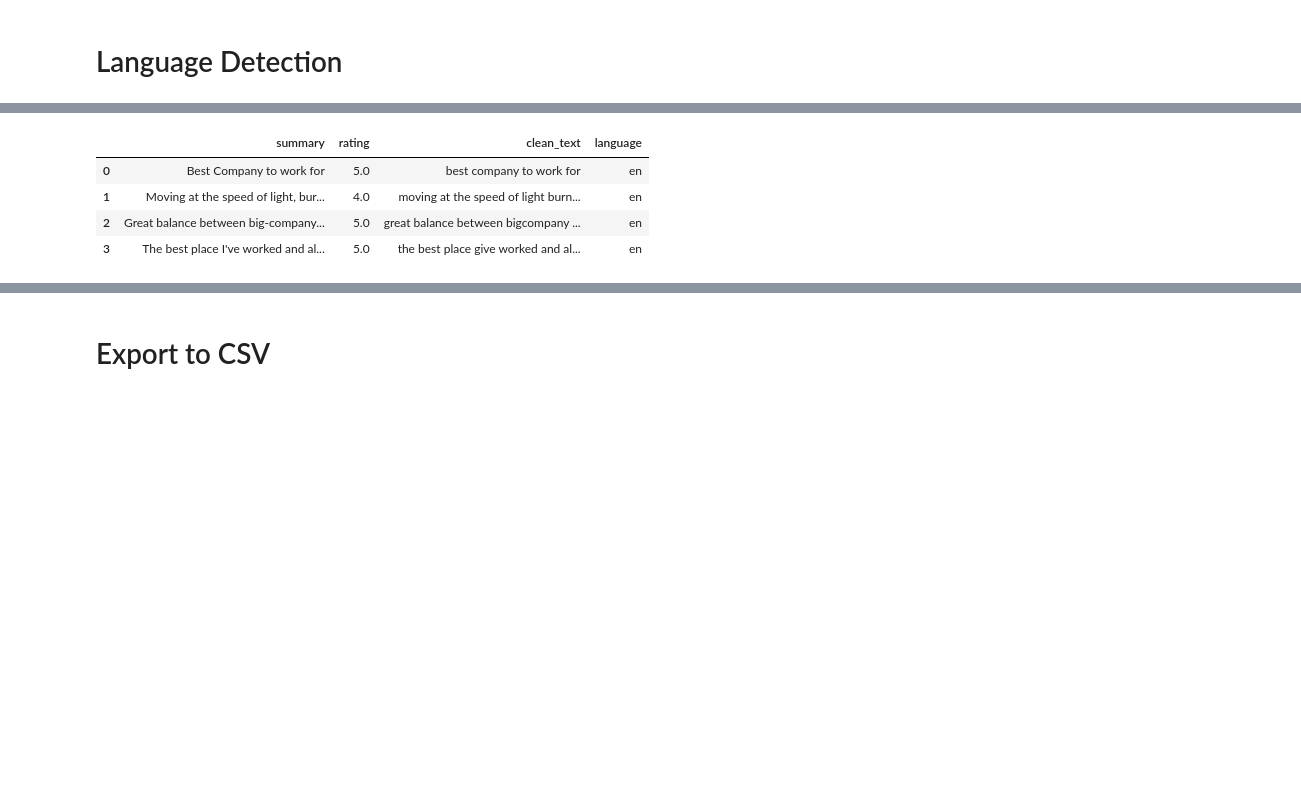
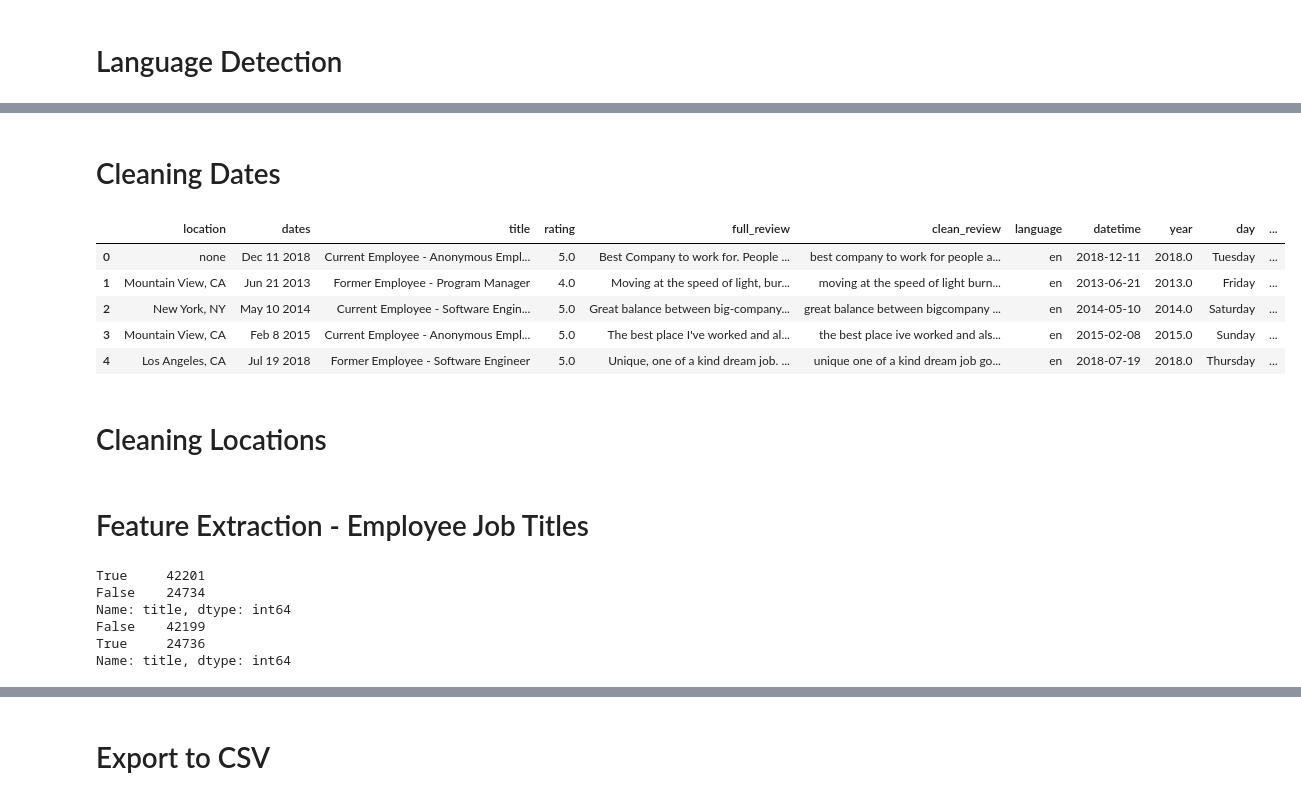
Before and after one commit to madhuqmar/GlassdoorSentimentAnalysis, a Jupyter notebook: Capstone-DataCleaning.ipynb, the cells around one changed output, grey strips where cells are left out. Cells and saved outputs as stored; diff of their text form; code cells hidden in the pictures; blank space fills up the shorter version.

```diff
--- a/Capstone-DataCleaning.ipynb
+++ b/Capstone-DataCleaning.ipynb
@@ -86,5 +83,5 @@ df.head(4)
 # %%
 %%time
 #lowercasing
-df['clean_text'] = df['clean_text'].str.lower()
+df['clean_review'] = df['clean_review'].str.lower()
 # %% [output]
@@ -112,6 +101,6 @@ df.head(4)
 # %%
 # get the language id for each text
-ids_langid = df['summary'].apply(langid.classify)
+ids_langid = df['full_review'].apply(langid.classify)
 
 # get just the language label
 langs = ids_langid.apply(lambda tuple: tuple[0])
@@ -202,4 +176,0 @@ df.shape
-# %%
-%%time
-#spelling correction
-df['clean_text'] = df['clean_text'].apply(lambda x: str(TextBlob(x).correct()))
@@ -209,8 +177,24 @@ Wall time: 28min 53s
+# %% [markdown]
+# Cleaning Dates
+# %%
+#removing commas
+df['dates'] = df['dates'].str.replace('[^\w\s]','')
+#converting to date format
+df['datetime'] = pd.to_datetime(df['dates'], format=' %b %d %Y', errors='coerce')
+#Extracting Year
+df['year'] = df['datetime'].dt.year
+#Extracting the weekday name of the date
+df['day'] = df['datetime'].dt.day_name()
+#Extracting month
+df['month'] = df['datetime'].dt.month
 # %%
-df.head(4)
+df.head()
 # %% [output]
-|  | summary | rating | clean_text | language |
-| 0 | Best Company to work for | 5.0 | best company to work for | en |
-| 1 | Moving at the speed of light, bur... | 4.0 | moving at the speed of light burn... | en |
-| 2 | Great balance between big-company... | 5.0 | great balance between bigcompany ... | en |
-| 3 | The best place I've worked and al... | 5.0 | the best place give worked and al... | en |
+|  | location | dates | title | rating | full_review | clean_review | language | datetime | year | day | ... |
+| 0 | none | Dec 11 2018 | Current Employee - Anonymous Empl... | 5.0 | Best Company to work for. People ... | best company to work for people a... | en | 2018-12-11 | 2018.0 | Tuesday | ... |
+| 1 | Mountain View, CA | Jun 21 2013 | Former Employee - Program Manager | 4.0 | Moving at the speed of light, bur... | moving at the speed of light burn... | en | 2013-06-21 | 2013.0 | Friday | ... |
+| 2 | New York, NY | May 10 2014 | Current Employee - Software Engin... | 5.0 | Great balance between big-company... | great balance between bigcompany ... | en | 2014-05-10 | 2014.0 | Saturday | ... |
+| 3 | Mountain View, CA | Feb 8 2015 | Current Employee - Anonymous Empl... | 5.0 | The best place I've worked and al... | the best place ive worked and als... | en | 2015-02-08 | 2015.0 | Sunday | ... |
+| 4 | Los Angeles, CA | Jul 19 2018 | Former Employee - Software Engineer | 5.0 | Unique, one of a kind dream job. ... | unique one of a kind dream job go... | en | 2018-07-19 | 2018.0 | Thursday | ... |
+# %% [markdown]
+# Cleaning Locations
@@ -216,0 +234,15 @@ df.head(4)
+# %% [markdown]
+# Feature Extraction - Employee Job Titles
+# %%
+Current = df['title'].str.contains('Current', na='False')
+Former = df['title'].str.contains('Former', na='False')
+
+print (Current.value_counts())
+print (Former.value_counts())
+# %% [output]
+True     42201
+False    24734
+Name: title, dtype: int64
+False    42199
+True     24736
+Name: title, dtype: int64
```
Also changed, not shown: parts of 32 cells of this notebook, 7 other files.
